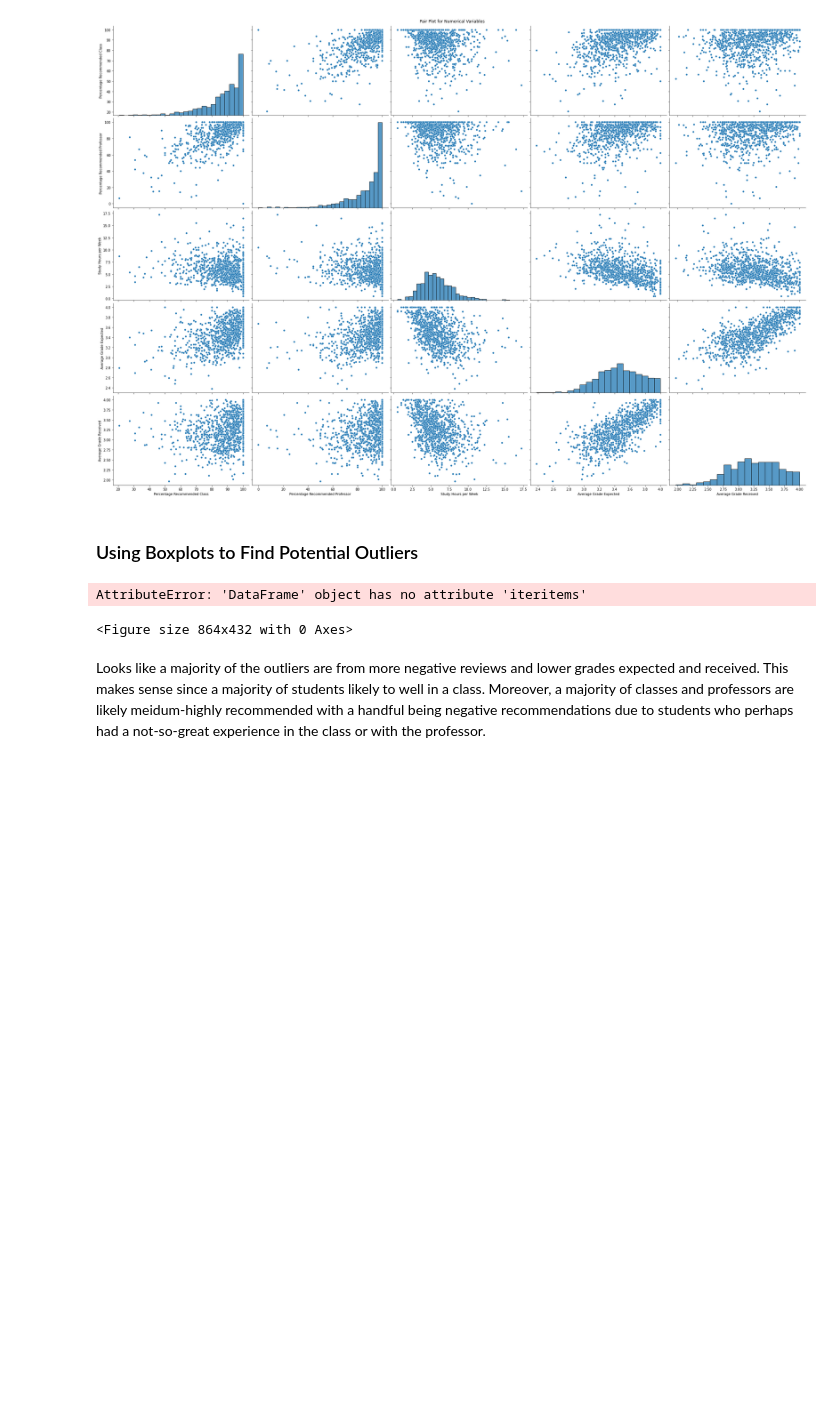
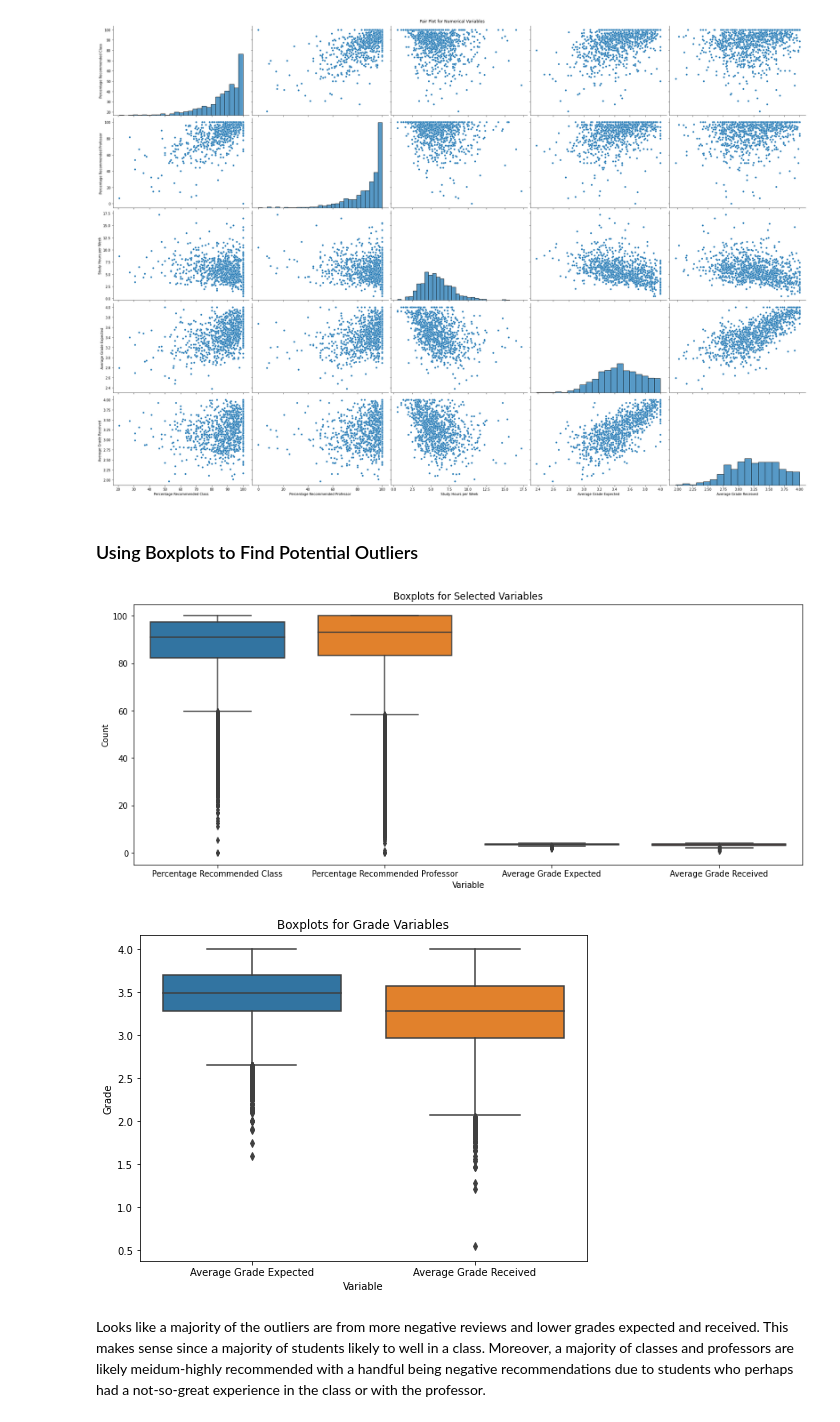
Before and after one commit to pallavisprabhu/UCSD-Capes-Analysis, a Jupyter notebook: FinalProject_Group015_FA23-initial.ipynb, the cells around one changed output. Cells and saved outputs as stored; diff of their text form; code cells hidden in the pictures; blank space fills up the shorter version.

```diff
--- a/FinalProject_Group015_FA23-initial.ipynb
+++ b/FinalProject_Group015_FA23-initial.ipynb
@@ -500,17 +500,25 @@ plt.show()
 # %% [markdown]
 ### Using Boxplots to Find Potential Outliers
 # %%
-plt.figure(figsize=(12, 6))
-sns.boxplot(data=capes[['Percentage Recommended Class', 'Percentage Recommended Professor', 'Average Grade Expected', 'Average Grade Received']])
+#Figure 1: Boxplots for Selected Variables
+plt.figure(figsize=(15, 6))
+sns.boxplot(x=capes[['Percentage Recommended Class', 'Percentage Recommended Professor', 'Average Grade Expected', 'Average Grade Received']].melt()['variable'],
+            y=capes[['Percentage Recommended Class', 'Percentage Recommended Professor', 'Average Grade Expected', 'Average Grade Received']].melt()['value'])
 plt.title('Boxplots for Selected Variables')
-plt.xticks(fontsize=6)
-plt.ylabel('count')
+plt.xlabel('Variable')
+plt.ylabel('Count')
+
+#Figure 2: Boxplots for Grade Variables
+plt.figure(figsize=(8, 6))
+sns.boxplot(x=capes[['Average Grade Expected', 'Average Grade Received']].melt()['variable'],
+            y=capes[['Average Grade Expected', 'Average Grade Received']].melt()['value'])
+plt.title('Boxplots for Grade Variables')
+plt.xlabel('Variable')
+plt.ylabel('Grade')
 plt.show()
-sns.boxplot(data=capes[[ 'Average Grade Expected', 'Average Grade Received']])
-plt.show()
 # %% [output]
-AttributeError: 'DataFrame' object has no attribute 'iteritems'
-<Figure size 864x432 with 0 Axes>
+[figure, added]
+[figure, added]
 # %% [markdown]
 Looks like a majority of the outliers are from more negative reviews and lower grades expected and received. This makes sense since a majority of students likely to well in a class. Moreover, a majority of classes and professors are likely meidum-highly recommended with a handful being negative recommendations due to students who perhaps had a not-so-great experience in the class or with the professor.
 # %% [markdown]
```
Also changed, not shown: parts of 6 cells of this notebook.
